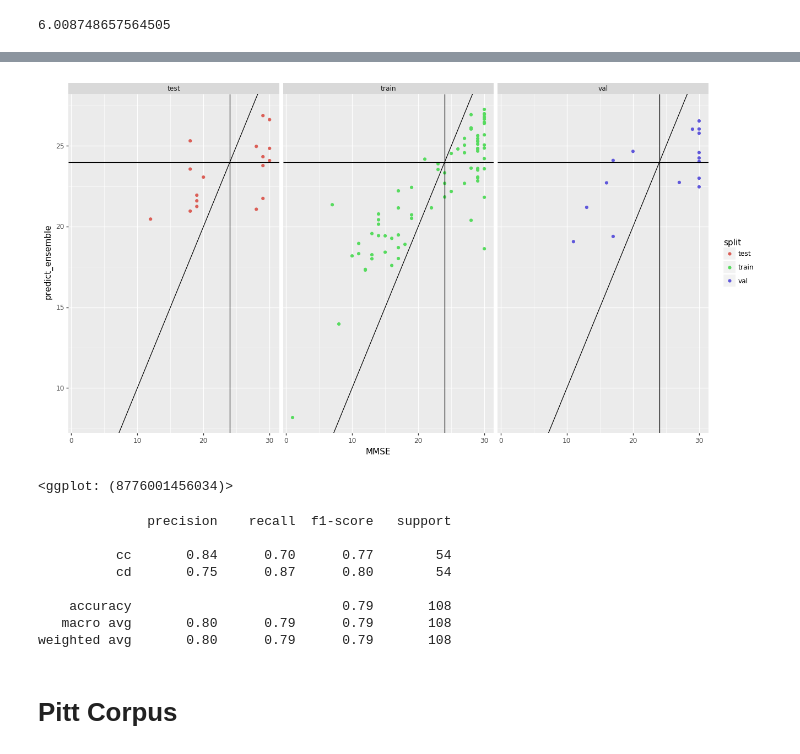
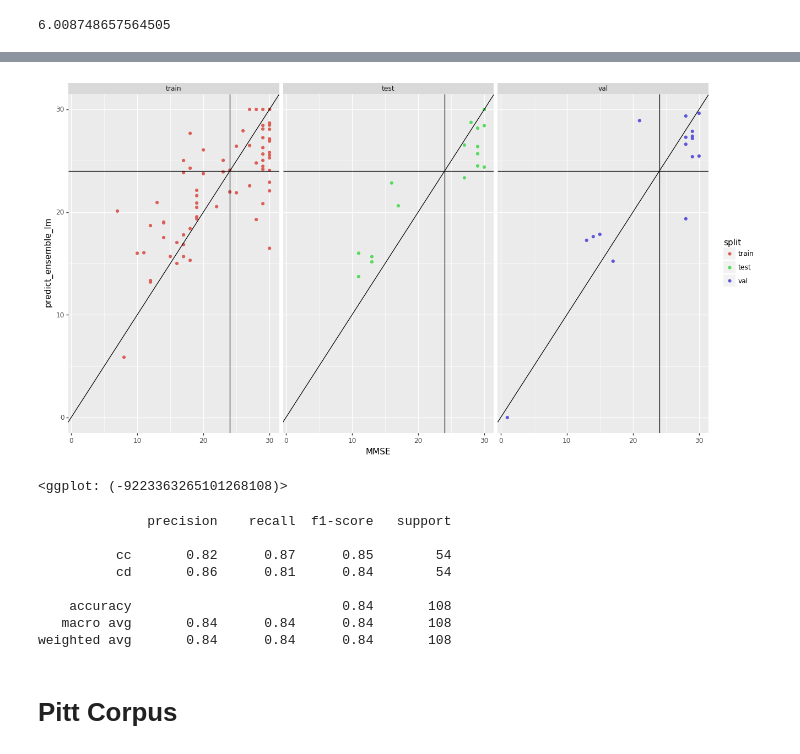
Before and after one commit to W210-SP21-Capstone-Dementia/model, a Jupyter notebook: 7-ensemble.ipynb, the cells around one changed output, grey strips where cells are left out. Saved outputs shown, nothing was run; the diff lists cells and outputs as text; code cells hidden in the pictures.

Commit message:
retrained BERT and ensemble

```diff
--- a/7-ensemble.ipynb
+++ b/7-ensemble.ipynb
@@ -61 +74,9 @@ max       27.260875
 Name: predict_ensemble, dtype: float64
+# %%
+x_train = meta_ensemble[['predict_smile', 'predict_lstm', 'predict_bert']][meta_ensemble.split == 'train']
+y_train = meta_ensemble['MMSE'][meta_ensemble.split == 'train']
+# %%
+from sklearn.linear_model import LinearRegression
+from sklearn.metrics import mean_squared_error, r2_score
+
+ensemble = LinearRegression().fit(x_train, y_train)
@@ -61,0 +87,3 @@ Name: predict_ensemble, dtype: float64
+# %%
+meta_ensemble['predict_ensemble_lm'] = ensemble.predict(meta_ensemble[['predict_smile', 'predict_lstm', 'predict_bert']])
+meta_ensemble['predict_ensemble_lm'] = meta_ensemble['predict_ensemble_lm'].clip(0, 30)
@@ -85,29 +132,31 @@ rmse_ensemble    5.012825
 dtype: float64
+# %%
+meta_ensemble['split'] = meta_ensemble['split'].astype('category').cat.reorder_categories(['train', 'test', 'val'])
 # %%
 ggplot(meta_ensemble) + \
-geom_point(aes(x = 'MMSE', y = 'predict_ensemble', colour = 'split')) + \
+geom_point(aes(x = 'MMSE', y = 'predict_ensemble_lm', colour = 'split')) + \
 facet_wrap('split', nrow = 1) + \
 geom_abline(aes(intercept = 0, slope = 1, lty = 2)) + \
 geom_hline(aes(yintercept = 24, lty = 2)) + \
 geom_vline(aes(xintercept = 24, lty = 2)) + \
 theme(figure_size = (15, 8))
 # %% [output]
-[figure, old version]
+[figure, new version]
-<ggplot: (8776001456034)>
+<ggplot: (-9223363265101268108)>
 # %%
-meta_ensemble['predict_ensemble_group'] = ['cc' if x >= 24 else 'cd' for x in meta_ensemble.predict_ensemble]
+meta_ensemble['predict_ensemble_group'] = ['cc' if x >= 24 else 'cd' for x in meta_ensemble.predict_ensemble_lm]
 y_true = meta_ensemble.Group
 y_pred = meta_ensemble.predict_ensemble_group
 print(classification_report(y_true, y_pred))
 # %% [output]
               precision    recall  f1-score   support
 
-          cc       0.84      0.70      0.77        54
-          cd       0.75      0.87      0.80        54
+          cc       0.82      0.87      0.85        54
+          cd       0.86      0.81      0.84        54
 
-    accuracy                           0.79       108
-   macro avg       0.80      0.79      0.79       108
-weighted avg       0.80      0.79      0.79       108
+    accuracy                           0.84       108
+   macro avg       0.84      0.84      0.84       108
+weighted avg       0.84      0.84      0.84       108
 # %% [markdown]
 # Pitt Corpus
 # %%
```
Also changed, not shown: parts of 7 cells of this notebook, 2 other files.
